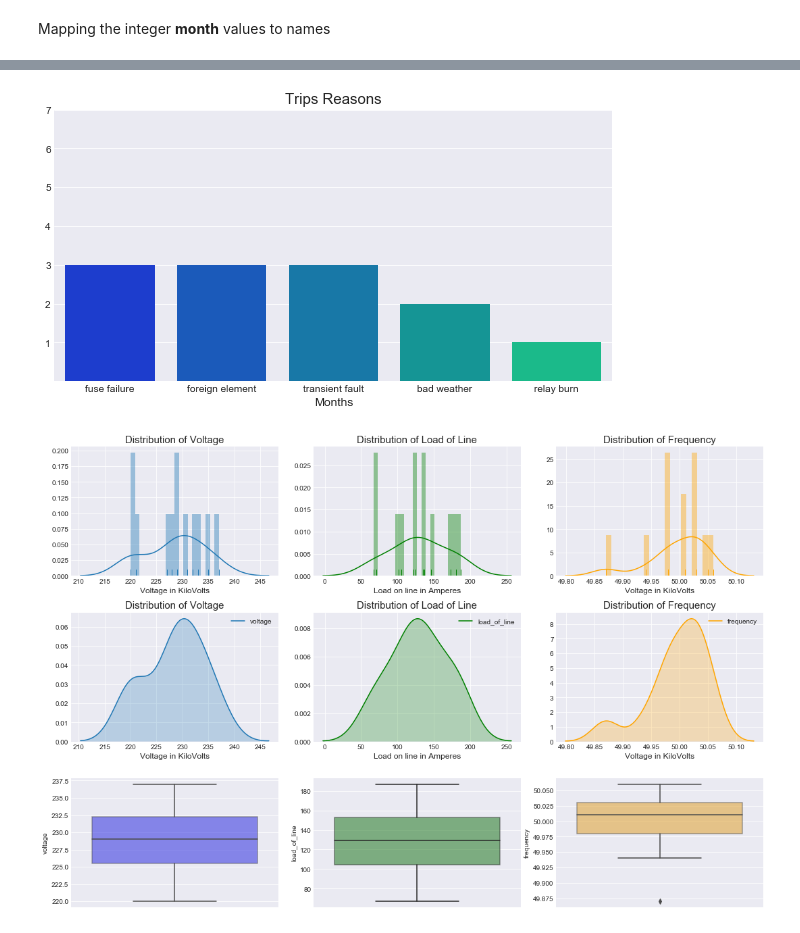
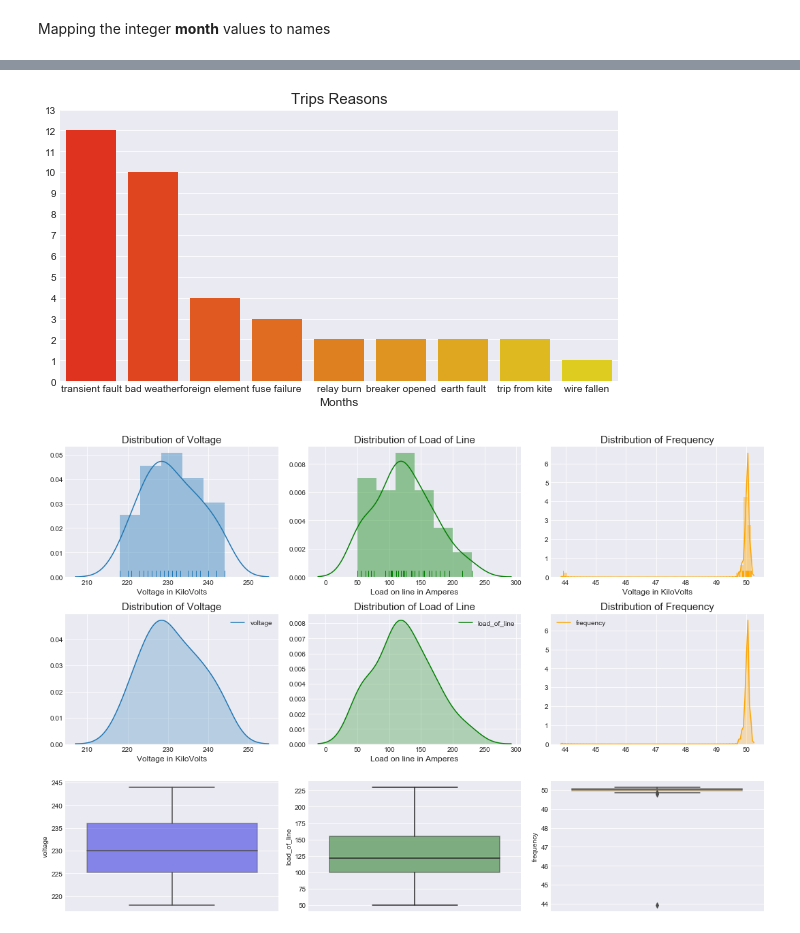
Before and after one commit to hashbanger/Data_Capstone_Mini_Projects, a Jupyter notebook: Electrical Faults/Electrical Failure Data.ipynb, the cells around one changed output, grey strips where cells are left out. Cells and saved outputs as stored; diff of their text form; code cells hidden in the pictures.

```diff
--- a/Electrical Faults/Electrical Failure Data.ipynb
+++ b/Electrical Faults/Electrical Failure Data.ipynb
@@ -46,0 +72,2 @@ The **other_line_status** and **observation** column is all or mostly **NaN** so
+# %%
+data['tripping_reason'].fillna(value = 'transient fault', inplace = True)
@@ -47,2 +83,4 @@ The **other_line_status** and **observation** column is all or mostly **NaN** so
 # %%
 data.drop('other_line_status', inplace = True, axis  =1)
+data.drop('observation', inplace = True, axis  =1)
+data.drop('other_circuit', inplace = True, axis  =1)
@@ -49,3 +101,5 @@ data.drop('other_line_status', inplace = True, axis  =1)
+# %%
+data['repair_carried'].fillna(value = 'nil', inplace= True)
 # %% [markdown]
 ## EDA
 # %% [markdown]
@@ -147,33 +212,33 @@ plt.show()
 # %%
 temp = data['tripping_reason'].value_counts()
 
 plt.figure(figsize= (10,5))
 plt.title('Trips Reasons',fontsize = 15)
-sns.barplot(x = temp.index, y = temp.values, palette = 'winter')
+sns.barplot(x = temp.index, y = temp.values, palette = 'autumn')
 plt.xlabel('Months', fontsize = 12)
-plt.yticks([1,2,3,4,5,6,7])
+plt.yticks(range(max(temp)+2))
 plt.show()
 # %% [output]
-[figure, old version]
+[figure, new version]
 # %%
 plt.figure(figsize= (15,10))
 #plt.suptitle("Distributions of Different Features", fontsize = 20)
-
 #Histograms
 plt.subplot(3,3,1)
-sns.distplot(data['voltage'], bins = 20, rug = True)
+sns.distplot(data['voltage'], rug = True)
 plt.xlabel('Voltage in KiloVolts', fontsize = 12)
 plt.title('Distribution of Voltage',fontsize = 15)
 
 plt.subplot(3,3,2)
-sns.distplot(data['load_of_line'], bins = 20, color= 'green',rug = True)
+sns.distplot(data['load_of_line'], color= 'green',rug = True)
 plt.title('Distribution of Load of Line',fontsize = 15)
 plt.xlabel('Load on line in Amperes', fontsize = 12)
 
 plt.subplot(3,3,3)
-sns.distplot(data['frequency'], bins = 20, rug= True, color= 'orange')
+sns.distplot(data['frequency'], rug= True, color= 'orange')
 plt.xlabel('Voltage in KiloVolts', fontsize = 12)
 plt.title('Distribution of Frequency',fontsize = 15)
+
 
 #Kde Plots
 plt.subplot(3,3,4)
@@ -188,7 +253,6 @@ plt.xlabel('Load on line in Amperes', fontsize = 12)
 
 plt.subplot(3,3,6)
 sns.kdeplot(data['frequency'],shade= True, color = 'Orange')
-plt.xlabel('Voltage in KiloVolts', fontsize = 12)
 plt.title('Distribution of Frequency',fontsize = 15)
 
 #Box Plots
@@ -202,7 +266,7 @@ sns.boxplot(x = data['frequency'], orient = 'v', color= 'Orange', boxprops=dict(
 plt.tight_layout()
 plt.show()
 # %% [output]
-[figure, old version]
+[figure, new version]
 # %%
 temp = data['trip_hour'].value_counts()
 plt.figure(figsize= (10,10))
```
Also changed, not shown: parts of 24 cells of this notebook.
